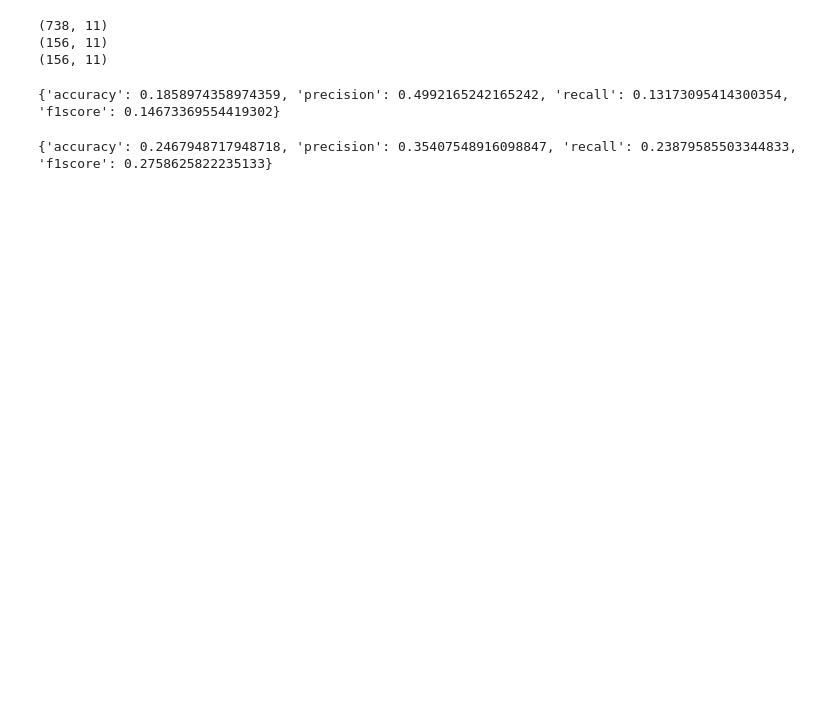
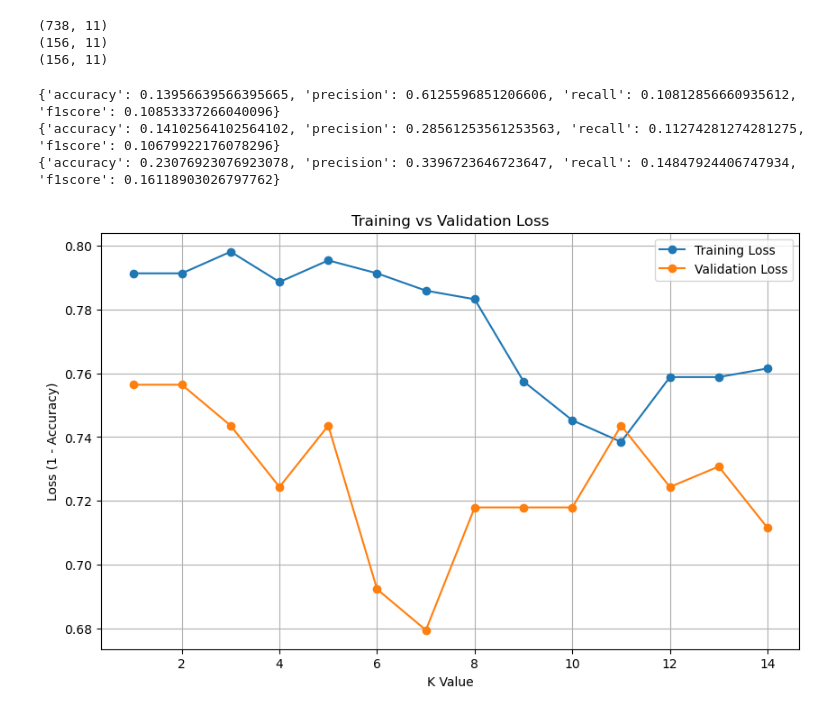
Before and after one commit to Prabhdeep-AI/Machine-Learning-Project, a Jupyter notebook: benchmark.ipynb, the cells around one changed output. Saved outputs shown, nothing was run; the diff lists cells and outputs as text; code cells hidden in the pictures; blank space fills up the shorter version.

Commit message:
Adjusted nearest_neighbour function to be capable of different k values

```diff
--- a/benchmark.ipynb
+++ b/benchmark.ipynb
@@ -113,7 +114,7 @@ def distance(pokemon1, pokemon2):
     speed = (pokemon1["speed"] - pokemon2["speed"]) ** 2
     return math.sqrt(hp + attack + defense + special_attack + special_defense + speed)
 # %%
-def nearest_neighbor_benchmark(training_set, testing_set, testing_size):
+def nearest_neighbor_benchmark(training_set, testing_set, testing_size, k, training):
     true_positives = dict.fromkeys(pokemon_types, 0)
     false_positives = dict.fromkeys(pokemon_types, 0)
     true_negatives = dict.fromkeys(pokemon_types, 0)
@@ -124,18 +125,27 @@ def nearest_neighbor_benchmark(training_set, testing_set, testing_size):
 
     # iterating through each pokemon in our testing set
     for index1, row1 in testing_set.iterrows():
-        current_min = 1000000000
+        distance_list = []
 
         # iterating through each pokemon in our training set
         for index2, row2 in training_set.iterrows():
+            #if the training set is being used, skip itself in the set to not artificially inflate accuracy
+            if training and index1 == index2:
+                continue
+
             current_distance = distance(row1, row2)
-            # if a pokemon is our new nearest neighbor, we save its primary type as our prediction
-            if current_distance < current_min:
-                current_min = current_distance
-                prediction = row2["types"][0]
+
+            distance_list.append((current_distance, row2["types"][0]))
+
+        sorted_distance_list = sorted(distance_list)
+        k_nearest_neighbors = sorted_distance_list[:k] #sorts the distances and adds them k smallest distances to a new list
+
+        types = [type[1] for type in k_nearest_neighbors]
+        prediction = Counter(types).most_common(1)[0][0] #finds most common type
 
         if prediction in row1["types"]:
             num_correct += 1
+
         mutate_dicts(true_positives, false_positives, true_negatives, false_negatives, row1["types"], prediction)
 
     metrics = dict.fromkeys(["accuracy", "precision", "recall", "f1score"])
@@ -143,10 +153,23 @@ def nearest_neighbor_benchmark(training_set, testing_set, testing_size):
     metrics["precision"], metrics["recall"], metrics["f1score"] = performance_metrics(true_positives, false_positives, true_negatives, false_negatives)
     return metrics
 # %%
-print(f"{majority_class_benchmark(combined_set, combined_set.shape[0])}")
+print(f"{majority_class_benchmark(training_set, training_set.shape[0])}")
+print(f"{majority_class_benchmark(validation_set, validation_set.shape[0])}")
+print(f"{majority_class_benchmark(testing_set, testing_set.shape[0])}")
 # %% [output]
-{'accuracy': 0.1858974358974359, 'precision': 0.4992165242165242, 'recall': 0.13173095414300354, 'f1score': 0.14673369554419302}
+{'accuracy': 0.13956639566395665, 'precision': 0.6125596851206606, 'recall': 0.10812856660935612, 'f1score': 0.10853337266040096}
+{'accuracy': 0.14102564102564102, 'precision': 0.28561253561253563, 'recall': 0.11274281274281275, 'f1score': 0.10679922176078296}
+{'accuracy': 0.23076923076923078, 'precision': 0.3396723646723647, 'recall': 0.14847924406747934, 'f1score': 0.16118903026797762}
 # %%
-print(f"{nearest_neighbor_benchmark(training_set, combined_set, combined_set.shape[0])}")
+training_loss = []
+validation_loss = []
+
+#tests loss of different k values from 1 to 15
+for k in range(1, 15):
+    training_results = nearest_neighbor_benchmark(training_set, training_set, training_set.shape[0], k, True)
+    validation_results = nearest_neighbor_benchmark(training_set, validation_set, validation_set.shape[0], k, False)
+
+    training_loss.append(1 - training_results["accuracy"])
+    validation_loss.append(1 - validation_results["accuracy"])
 # %% [output]
-{'accuracy': 0.2467948717948718, 'precision': 0.35407548916098847, 'recall': 0.23879585503344833, 'f1score': 0.2758625822235133}
+[figure, added]
```
Also changed, not shown: parts of 3 cells of this notebook.
